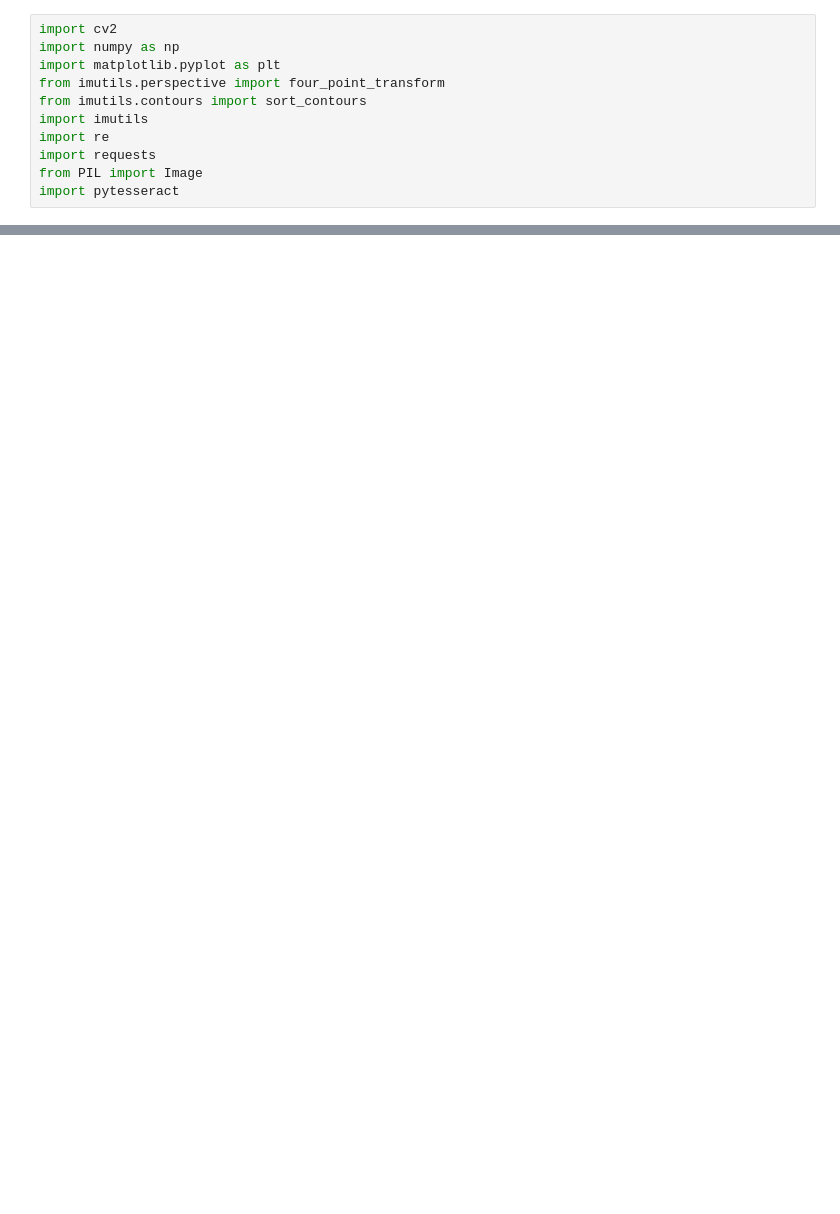
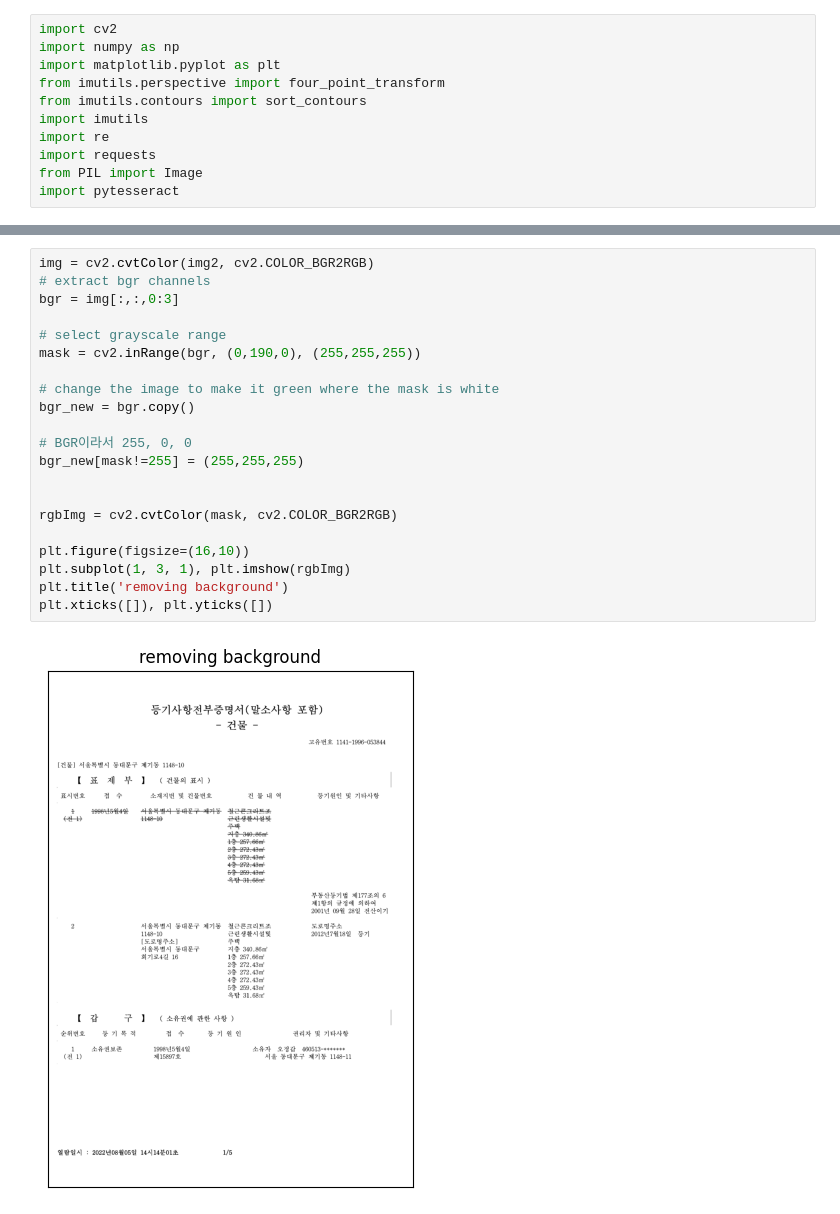
Before and after one commit to seonmin8284/realEstateOCR, a Jupyter notebook: main.ipynb, the cells around one changed output, grey strips where cells are left out. Cells and saved outputs as stored; diff of their text form; blank space fills up the shorter version.

```diff
--- a/main.ipynb
+++ b/main.ipynb
@@ -537,0 +225,23 @@ if __name__ == '__main__':
+# %%
+img = cv2.cvtColor(img2, cv2.COLOR_BGR2RGB)
+# extract bgr channels
+bgr = img[:,:,0:3]
+
+# select grayscale range
+mask = cv2.inRange(bgr, (0,190,0), (255,255,255))
+
+# change the image to make it green where the mask is white
+bgr_new = bgr.copy()
+
+# BGR이라서 255, 0, 0
+bgr_new[mask!=255] = (255,255,255)
+
+
+rgbImg = cv2.cvtColor(mask, cv2.COLOR_BGR2RGB)
+
+plt.figure(figsize=(16,10))
+plt.subplot(1, 3, 1), plt.imshow(rgbImg)
+plt.title('removing background')
+plt.xticks([]), plt.yticks([])
+# %% [output]
+[figure, added]
```
Also changed, not shown: parts of 44 cells of this notebook, 11 other files.
